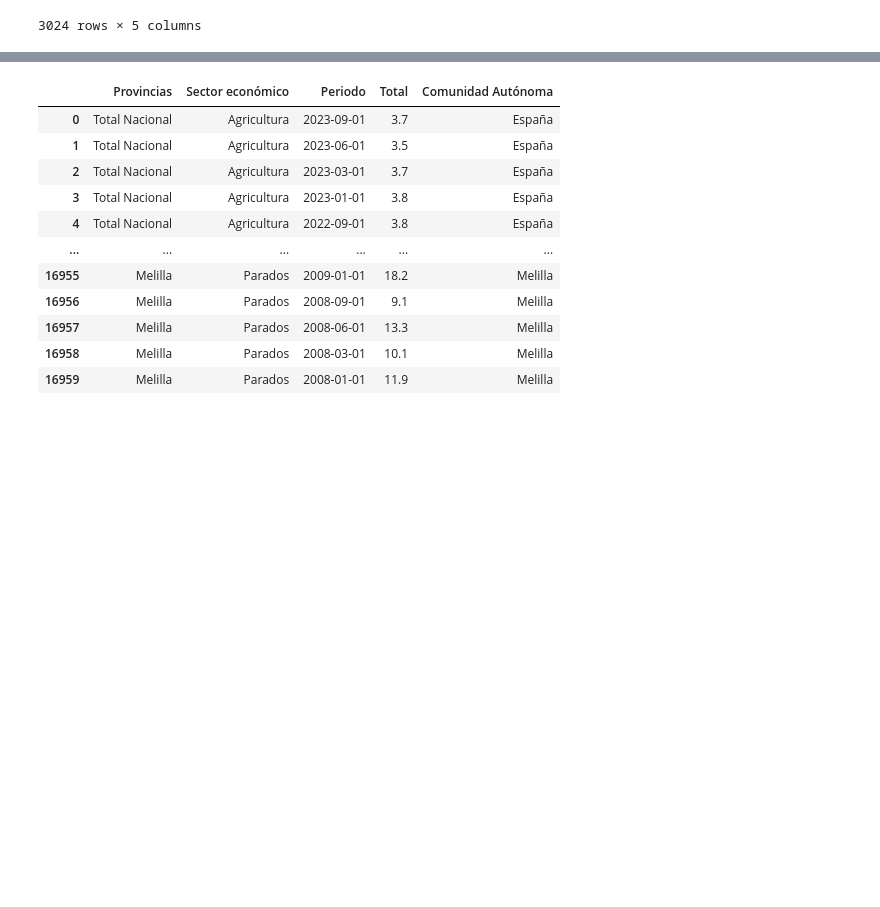
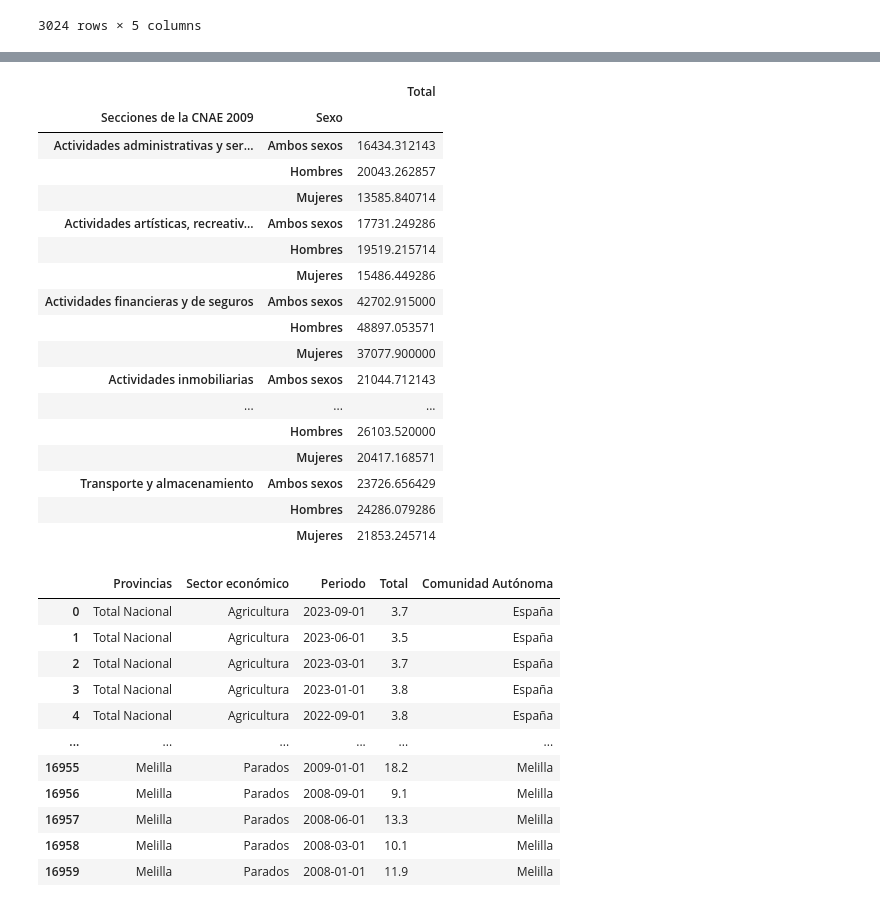
Before and after one commit to Gbau11/Empleo-Espa-a, a Jupyter notebook: code/paro_actividad.ipynb, the cells around one changed output, grey strips where cells are left out. Cells and saved outputs as stored; diff of their text form; code cells hidden in the pictures; blank space fills up the shorter version.

```diff
--- a/code/paro_actividad.ipynb
+++ b/code/paro_actividad.ipynb
@@ -1027,3 +1078,24 @@ sal_sect
+# %%
+sal_act.groupby(['Secciones de la CNAE 2009','Sexo']).agg({'Total':'mean'})
+# %% [output]
+|  |  | Total |
+| Secciones de la CNAE 2009 | Sexo |  |
+| Actividades administrativas y ser... | Ambos sexos | 16434.312143 |
+|  | Hombres | 20043.262857 |
+|  | Mujeres | 13585.840714 |
+| Actividades artísticas, recreativ... | Ambos sexos | 17731.249286 |
+|  | Hombres | 19519.215714 |
+|  | Mujeres | 15486.449286 |
+| Actividades financieras y de seguros | Ambos sexos | 42702.915000 |
+|  | Hombres | 48897.053571 |
+|  | Mujeres | 37077.900000 |
+| Actividades inmobiliarias | Ambos sexos | 21044.712143 |
+| ... | ... | ... |
+|  | Hombres | 26103.520000 |
+|  | Mujeres | 20417.168571 |
+| Transporte y almacenamiento | Ambos sexos | 23726.656429 |
+|  | Hombres | 24286.079286 |
+|  | Mujeres | 21853.245714 |
 # %%
 act_sec
 # %% [output]
```
Also changed, not shown: parts of 6 cells of this notebook, 4 other files.
